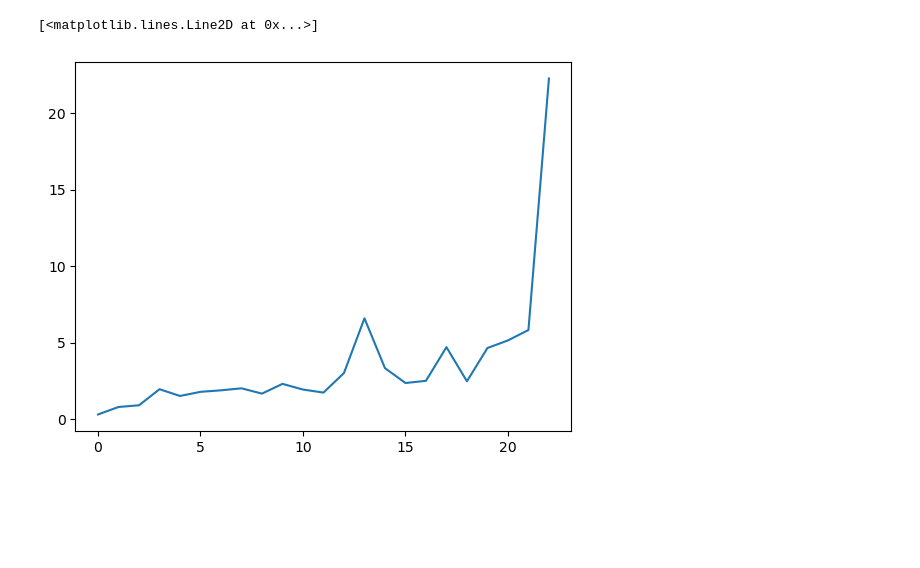
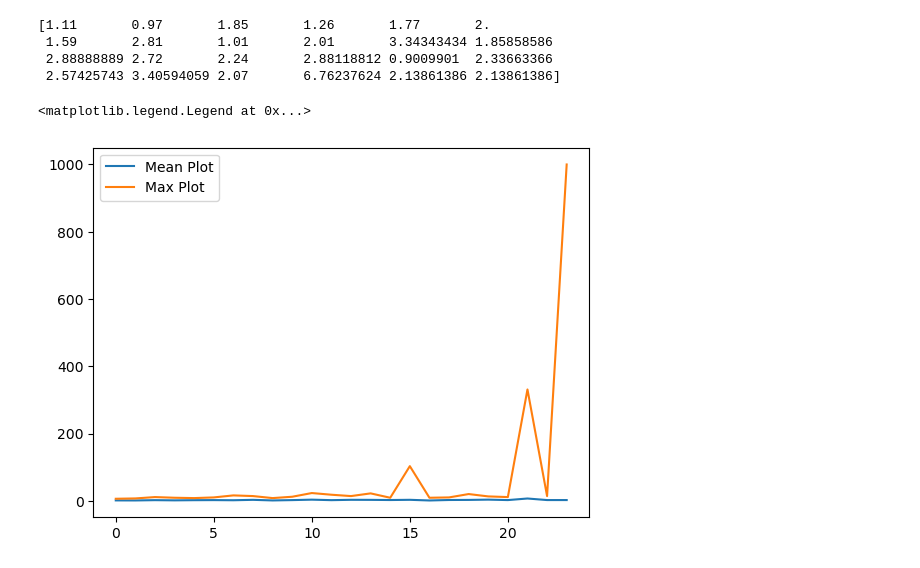
Before and after one commit to charliehuang09/ML, a Jupyter notebook: Reinforcement Learning/DoodleJump/Eval.ipynb, the cells around one changed output. Cells and saved outputs as stored; diff of their text form; code cells hidden in the pictures; blank space fills up the shorter version.

```diff
--- a/Reinforcement Learning/DoodleJump/Eval.ipynb
+++ b/Reinforcement Learning/DoodleJump/Eval.ipynb
@@ -12,8 +7,17 @@ plt.plot(max_plot)
-# %%
-plt.plot(mean_plot)
-# %% [output]
-[<matplotlib.lines.Line2D at 0x...>]
-[figure, removed]
+# %%
+print(mean_plot)
+# %% [output]
+[1.11       0.97       1.85       1.26       1.77       2.
+ 1.59       2.81       1.01       2.01       3.34343434 1.85858586
+ 2.88888889 2.72       2.24       2.88118812 0.9009901  2.33663366
+ 2.57425743 3.40594059 2.07       6.76237624 2.13861386 2.13861386]
+# %%
+plt.plot(mean_plot)
+plt.plot(max_plot)
+plt.legend(['Mean Plot', 'Max Plot'])
+# %% [output]
+<matplotlib.legend.Legend at 0x...>
+[figure, added]
 # %%
 print(max(max_plot), max(mean_plot))
 # %% [output]
```
Also changed, not shown: parts of 3 cells of this notebook, 8 other files.
